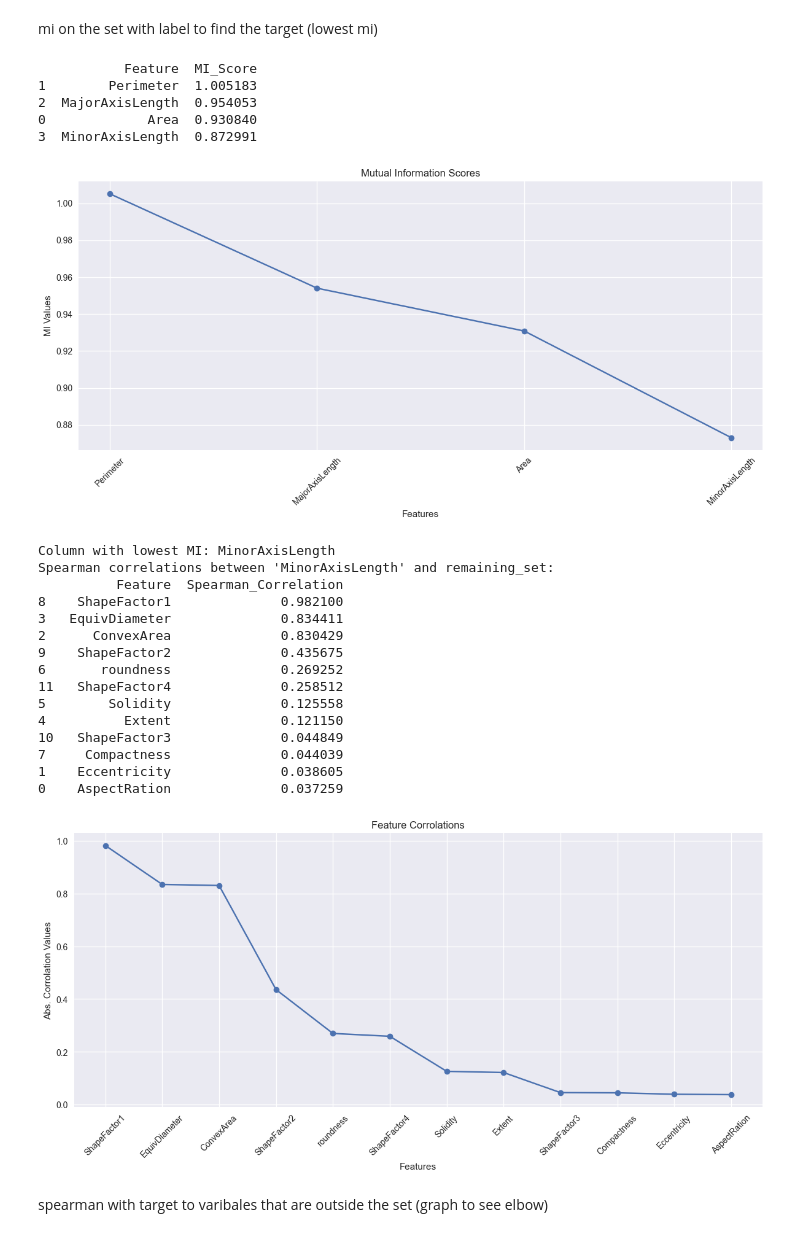
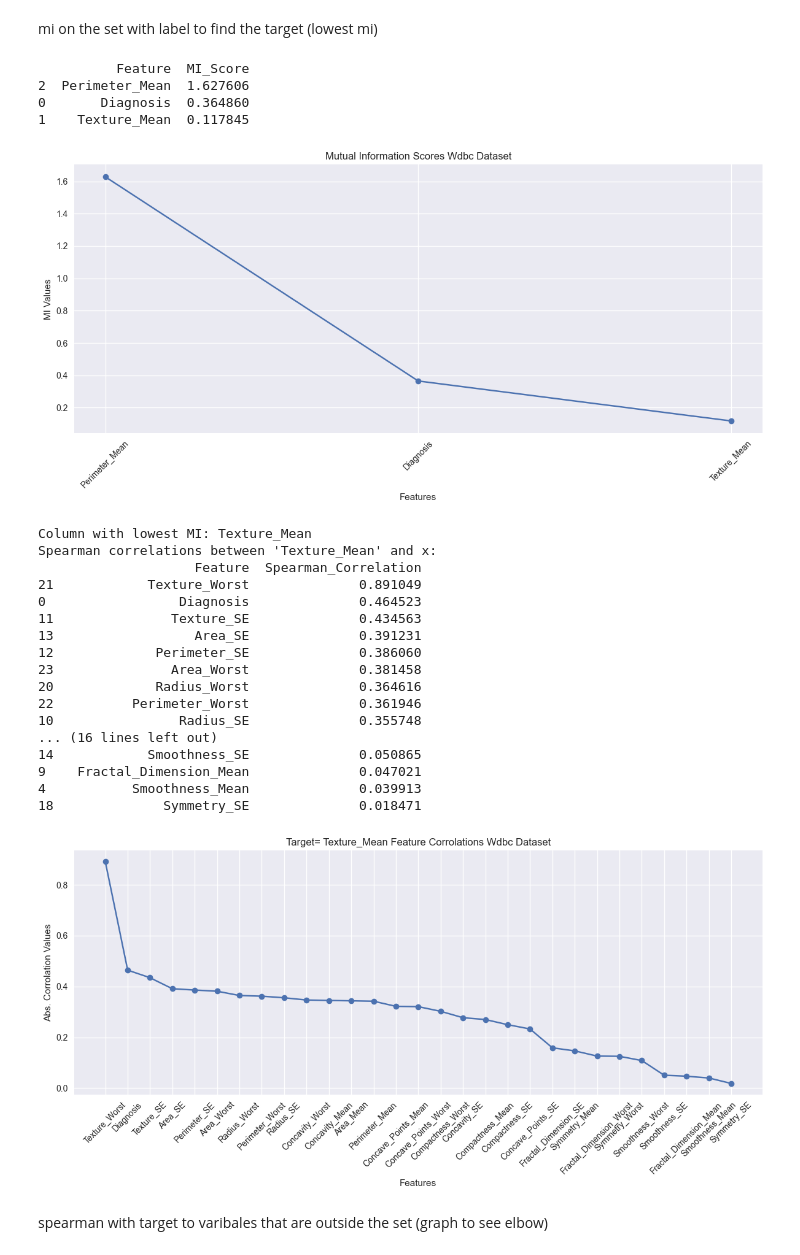
Before and after one commit to cansenturk1/ppfs_mlpart, a Jupyter notebook: mi_calculations.ipynb, the cells around one changed output. Drawn from its saved outputs; the diff is of its cells as text; code cells hidden in the pictures.

```diff
--- a/mi_calculations.ipynb
+++ b/mi_calculations.ipynb
@@ -51,4 +54,6 @@ number_of_sets = 2
 # %%
-df = read_csv("wdbc_binned._kmeans.csv", True)
+dataset_name= "wdbc"
+df = read_csv(dataset_name + "_binned_kmeans.csv", True)
+df = df.drop(columns = 'ID')
 label_column = 1
 number_of_sets = 8
@@ -69,7 +77,7 @@ print(plt.style.available)
 # %% [output]
 ['Solarize_Light2', '_classic_test_patch', '_mpl-gallery', '_mpl-gallery-nogrid', 'bmh', 'classic', 'dark_background', 'fast', 'fivethirtyeight', 'ggplot', 'grayscale', 'petroff10', 'seaborn-v0_8', 's ...
 # %%
-def mi_for_all(df_name = df, lc = label_column):
+def mi_for_all(df_name = df, lc = label_column, title = 'complete dataset'):
     y = df_name.iloc[:, lc]
     x = df_name.drop(df_name.columns[lc], axis=1)
     mi_scores = mutual_info_classif(x, y, discrete_features=True)
@@ -81,13 +89,16 @@ def mi_for_all(df_name = df, lc = label_column):
     ax.plot(mi_df["Feature"], mi_df["MI_Score"], marker='o')
     ax.set_xlabel("Features")
     ax.set_ylabel("MI Values")
-    ax.set_title("Mutual Information Scores")
+    ax.set_title(f"Mutual Information Scores {dataset_name.title()} Dataset")
     plt.style.use('seaborn-v0_8')
     plt.xticks(rotation=45)
     plt.tight_layout()
+    plt.savefig(f'mi {dataset_name} {title}.png', dpi=300, bbox_inches='tight')
     plt.show()
+
 
     return x,y,mi_df
 
 x,y,mi_df= mi_for_all()
+mi_df.to_latex(f'{dataset_name}_mi.tex', index=True, float_format='%.6f')
 # %% [output]
@@ -169,55 +197,63 @@ Remaining set shape: (13611, 12)
 mi on the set with label to find the target (lowest mi)
 # %%
 # Get MI scores and find lowest MI column
-x,y,mi_df = mi_for_all(df_name=target_set, lc=0)
-lowest_mi_column = mi_df.iloc[-1]['Feature']
+a,b,target_mi_df = mi_for_all(df_name=target_set, lc=0, title = 'in target set')
+
+lowest_mi_column = target_mi_df.iloc[-1]['Feature']
 print(f"Column with lowest MI: {lowest_mi_column}")
 
 # Calculate Spearman correlations
 lowest_mi_data = target_set[lowest_mi_column]
-correlations = remaining_set.corrwith(lowest_mi_data, method='spearman')
+correlations = x.corrwith(lowest_mi_data, method='spearman')
 
 # Convert to DataFrame and sort
 corr_df = pd.DataFrame({
     'Feature': correlations.index,
     'Spearman_Correlation': correlations.abs().values
 }).sort_values('Spearman_Correlation', ascending=False)
 
-print(f"Spearman correlations between '{lowest_mi_column}' and remaining_set:")
+# Remove the column that correlates with itself
+corr_df = corr_df[corr_df['Feature'] != lowest_mi_column]
+
+print(f"Spearman correlations between '{lowest_mi_column}' and x:")
 print(corr_df)
 
 # Create line plot
 fig, ax = plt.subplots(figsize=(12, 6))
 ax.plot(corr_df["Feature"], corr_df["Spearman_Correlation"], marker='o')
 ax.set_xlabel("Features")
 ax.set_ylabel("Abs. Corrolation Values")
-ax.set_title("Feature Corrolations")
+ax.set_title(f"Target= {lowest_mi_column} Feature Corrolations {dataset_name.title()} Dataset")
 plt.style.use('seaborn-v0_8')
 plt.xticks(rotation=45)
 plt.tight_layout()
+plt.savefig(f'{dataset_name} spearman correlation.png', dpi=300, bbox_inches='tight')
 plt.show()
+
+corr_df.to_latex(f'{dataset_name}_corr.tex', index=True, float_format='%.6f')
 # %% [output]
-           Feature  MI_Score
-1        Perimeter  1.005183
-2  MajorAxisLength  0.954053
-0             Area  0.930840
-3  MinorAxisLength  0.872991
+          Feature  MI_Score
+2  Perimeter_Mean  1.627606
+0       Diagnosis  0.364860
+1    Texture_Mean  0.117845
-[figure, old version]
+[figure, new version]
-Column with lowest MI: MinorAxisLength
-Spearman correlations between 'MinorAxisLength' and remaining_set:
-          Feature  Spearman_Correlation
-8    ShapeFactor1              0.982100
-3   EquivDiameter              0.834411
-2      ConvexArea              0.830429
-9    ShapeFactor2              0.435675
-6       roundness              0.269252
-11   ShapeFactor4              0.258512
-5        Solidity              0.125558
-4          Extent              0.121150
-10   ShapeFactor3              0.044849
-7     Compactness              0.044039
-1    Eccentricity              0.038605
-0    AspectRation              0.037259
+Column with lowest MI: Texture_Mean
+Spearman correlations between 'Texture_Mean' and x:
+                    Feature  Spearman_Correlation
+21            Texture_Worst              0.891049
+0                 Diagnosis              0.464523
+11               Texture_SE              0.434563
+13                  Area_SE              0.391231
+12             Perimeter_SE              0.386060
+23               Area_Worst              0.381458
+20             Radius_Worst              0.364616
+22          Perimeter_Worst              0.361946
+10                Radius_SE              0.355748
+... (16 lines left out)
+14            Smoothness_SE              0.050865
+9    Fractal_Dimension_Mean              0.047021
+4           Smoothness_Mean              0.039913
+18              Symmetry_SE              0.018471
-[figure, old version]
+[figure, new version]
 # %% [markdown]
 spearman with target to varibales that are outside the set (graph to see elbow)
```
Also changed, not shown: parts of 13 cells of this notebook.
